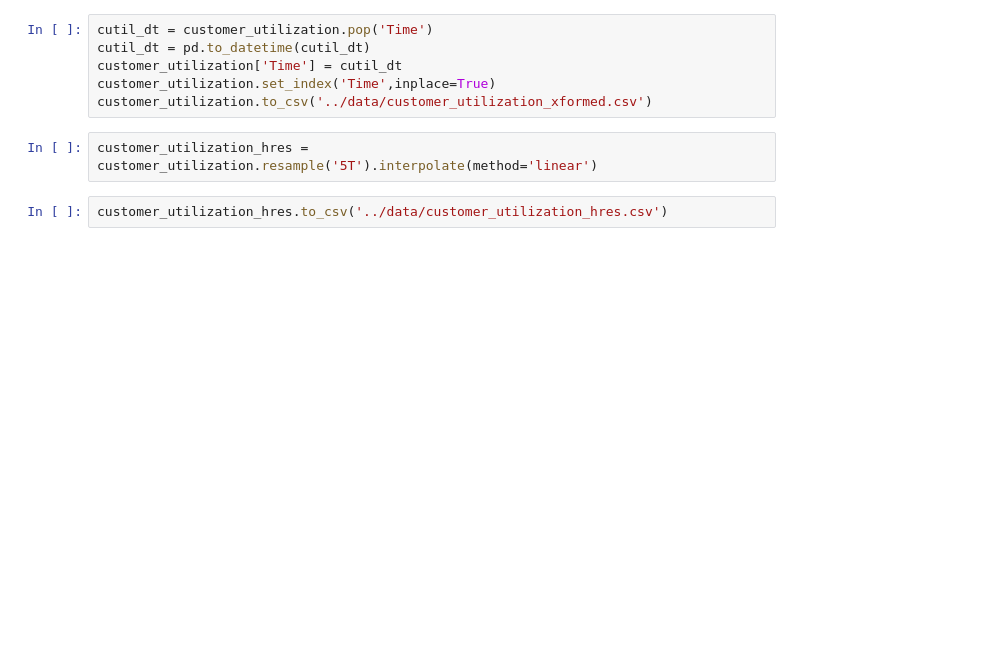
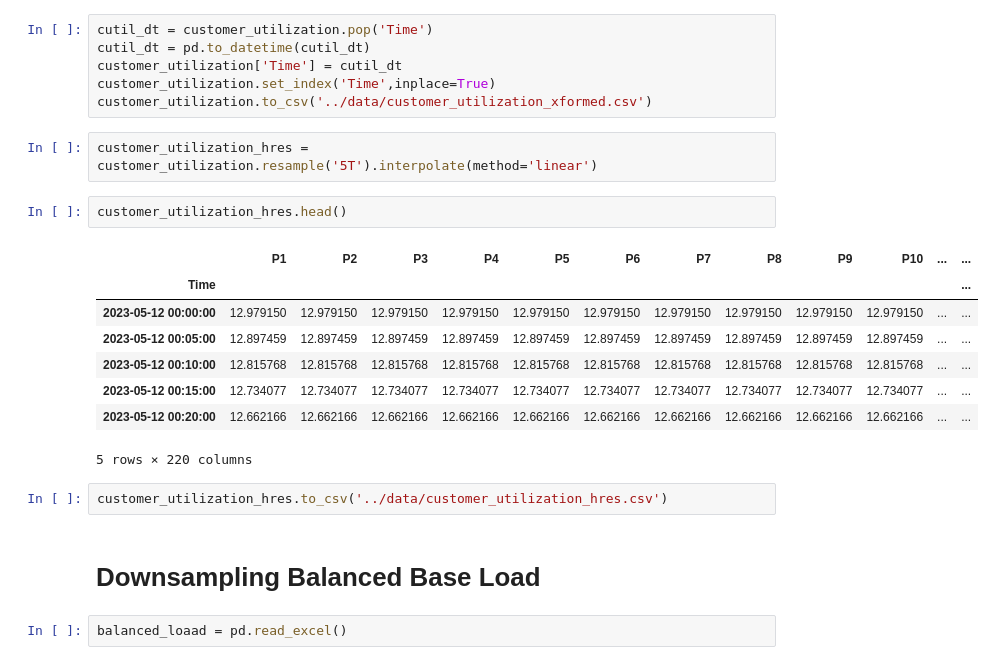
Before and after one commit to shanks847/EV-Grid-Integration-Study, a Jupyter notebook: notebooks/data_preprocessing.ipynb, the cells around one changed output. Cells and saved outputs as stored; diff of their text form; blank space fills up the shorter version.

```diff
--- a/notebooks/data_preprocessing.ipynb
+++ b/notebooks/data_preprocessing.ipynb
@@ -39,5 +57,20 @@ customer_utilization.set_index('Time',inplace=True)
 customer_utilization.to_csv('../data/customer_utilization_xformed.csv')
 # %%
 customer_utilization_hres =  customer_utilization.resample('5T').interpolate(method='linear')
+# %%
+customer_utilization_hres.head()
+# %% [output]
+|  | P1 | P2 | P3 | P4 | P5 | P6 | P7 | P8 | P9 | P10 | ... | ... |
+| Time |  |  |  |  |  |  |  |  |  |  |  | ... |
+| 2023-05-12 00:00:00 | 12.979150 | 12.979150 | 12.979150 | 12.979150 | 12.979150 | 12.979150 | 12.979150 | 12.979150 | 12.979150 | 12.979150 | ... | ... |
+| 2023-05-12 00:05:00 | 12.897459 | 12.897459 | 12.897459 | 12.897459 | 12.897459 | 12.897459 | 12.897459 | 12.897459 | 12.897459 | 12.897459 | ... | ... |
+| 2023-05-12 00:10:00 | 12.815768 | 12.815768 | 12.815768 | 12.815768 | 12.815768 | 12.815768 | 12.815768 | 12.815768 | 12.815768 | 12.815768 | ... | ... |
+| 2023-05-12 00:15:00 | 12.734077 | 12.734077 | 12.734077 | 12.734077 | 12.734077 | 12.734077 | 12.734077 | 12.734077 | 12.734077 | 12.734077 | ... | ... |
+| 2023-05-12 00:20:00 | 12.662166 | 12.662166 | 12.662166 | 12.662166 | 12.662166 | 12.662166 | 12.662166 | 12.662166 | 12.662166 | 12.662166 | ... | ... |
+5 rows × 220 columns
 # %%
 customer_utilization_hres.to_csv('../data/customer_utilization_hres.csv')
+# %% [markdown]
+# Downsampling Balanced Base Load
+# %%
+balanced_loaad = pd.read_excel()
```
Also changed, not shown: parts of 3 cells of this notebook, 5 other files.
